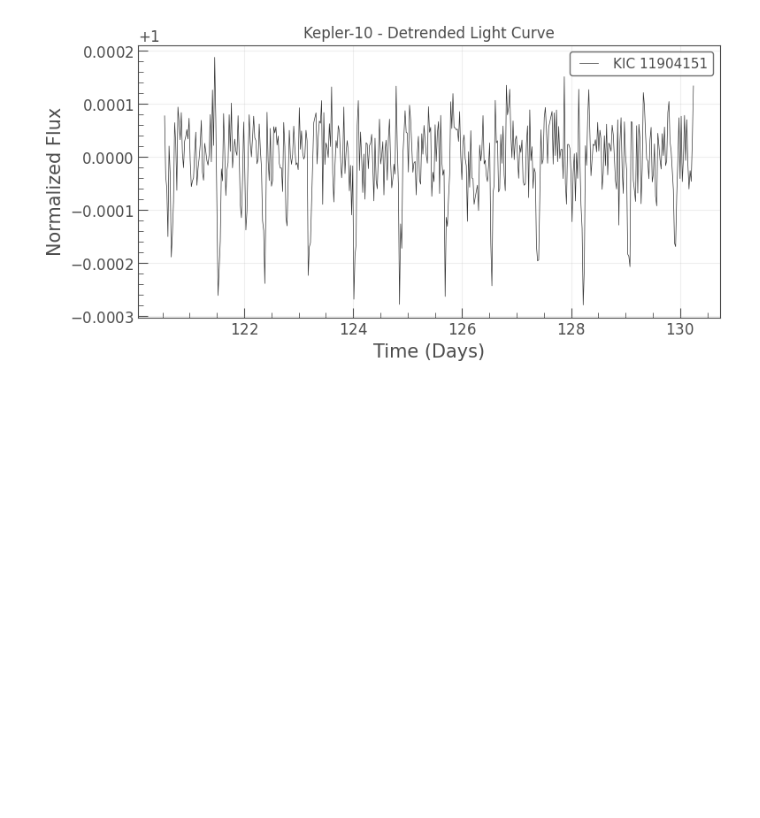
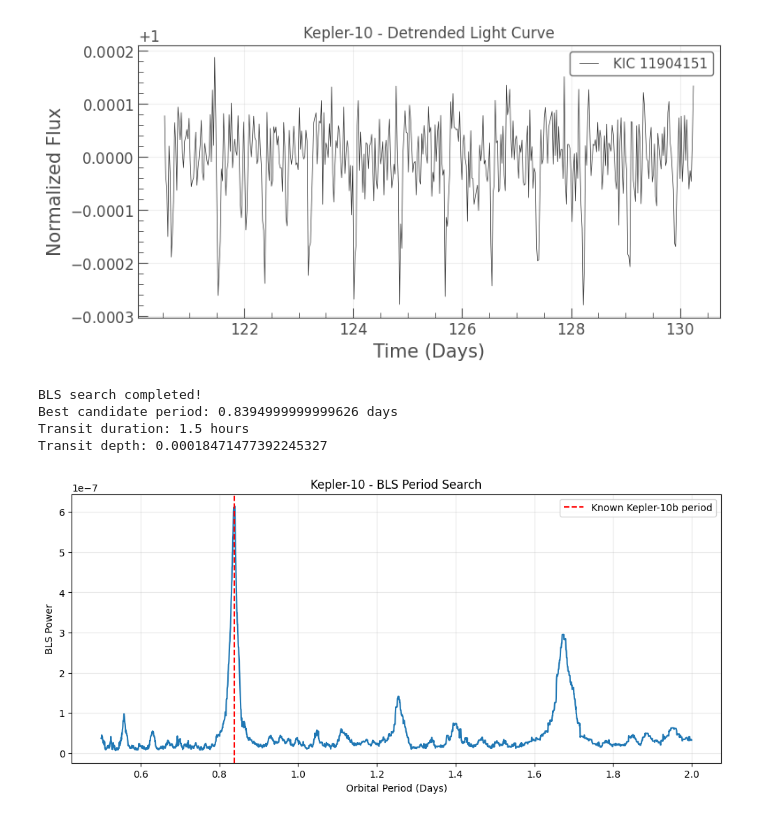
Before and after one commit to sanoop070/nasa-exoplanet-finder, a Jupyter notebook: exoplanet_cnn.ipynb, the cells around one changed output. Cells and saved outputs as stored; diff of their text form; code cells hidden in the pictures; blank space fills up the shorter version.

```diff
--- a/exoplanet_cnn.ipynb
+++ b/exoplanet_cnn.ipynb
@@ -302,3 +302,81 @@ plt.show()
 # %% [output]
 <Figure size 1400x500 with 0 Axes>
 [figure]
+# %%
+
+# ============================================
+# BOX LEAST SQUARES - TRANSIT SEARCH
+# ============================================
+
+from astropy.timeseries import BoxLeastSquares
+
+# Extract time and flux
+time = lc_flat.time.value
+flux = lc_flat.flux.value
+
+# Remove invalid values
+valid = np.isfinite(time) & np.isfinite(flux)
+
+time = time[valid]
+flux = flux[valid]
+
+# Create BLS model
+bls_model = BoxLeastSquares(time, flux)
+
+# Search orbital periods from 0.5 to 2 days
+periods = np.arange(0.5, 2.0, 0.0005)
+
+# Test transit durations (days)
+durations = np.arange(0.5, 4.0, 0.5) / 24
+
+# Perform period search
+bls_result = bls_model.power(
+    periods,
+    durations
+)
+
+# Find strongest signal
+best_index = np.argmax(bls_result.power)
+
+best_period = bls_result.period[best_index]
+best_duration = bls_result.duration[best_index]
+best_depth = bls_result.depth[best_index]
+
+print("BLS search completed!")
+print("Best candidate period:", best_period, "days")
+print("Transit duration:", best_duration * 24, "hours")
+print("Transit depth:", best_depth)
+# %% [output]
+BLS search completed!
+Best candidate period: 0.8394999999999626 days
+Transit duration: 1.5 hours
+Transit depth: 0.00018471477392245327
+# %%
+
+# ============================================
+# BLS PERIODOGRAM
+# ============================================
+
+plt.figure(figsize=(12, 5))
+
+plt.plot(
+    bls_result.period,
+    bls_result.power
+)
+
+plt.axvline(
+    0.8375,
+    color="red",
+    linestyle="--",
+    label="Known Kepler-10b period"
+)
+
+plt.title("Kepler-10 - BLS Period Search")
+plt.xlabel("Orbital Period (Days)")
+plt.ylabel("BLS Power")
+
+plt.legend()
+plt.grid(alpha=0.3)
+plt.show()
+# %% [output]
+[figure, added]
```
Also changed, not shown: parts of 5 cells of this notebook.
